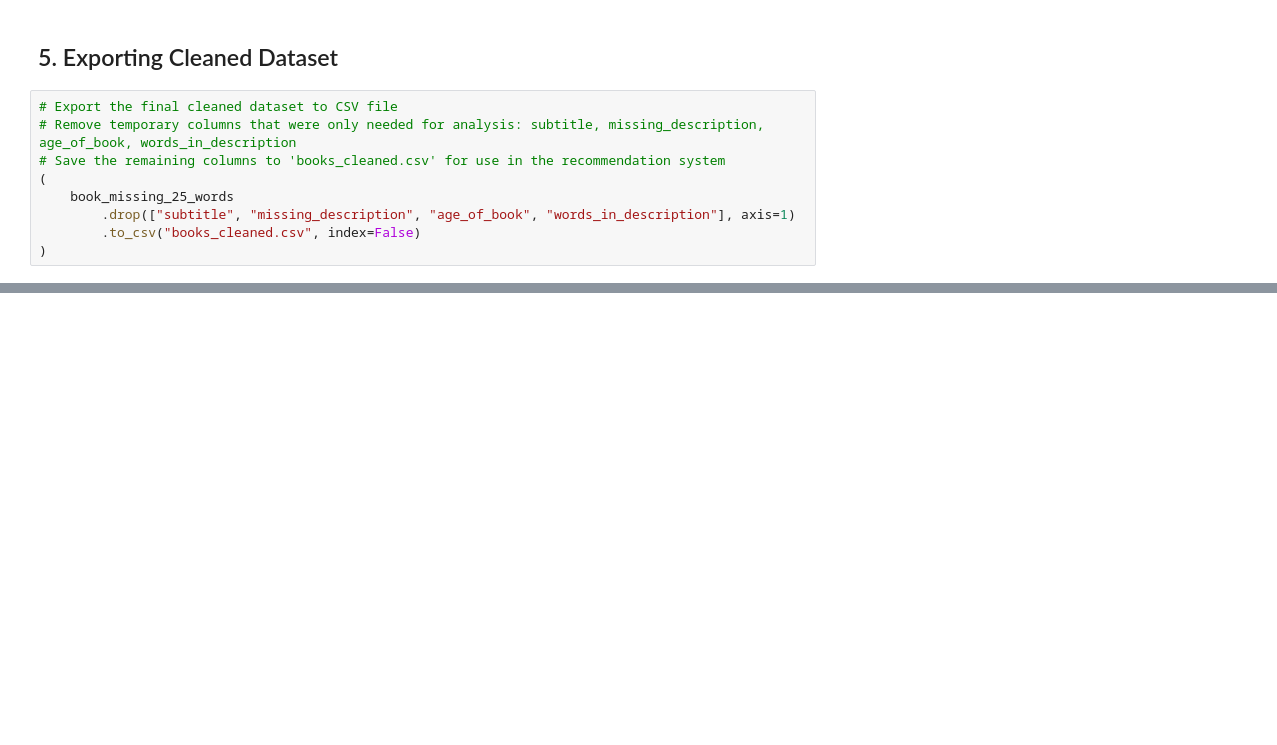
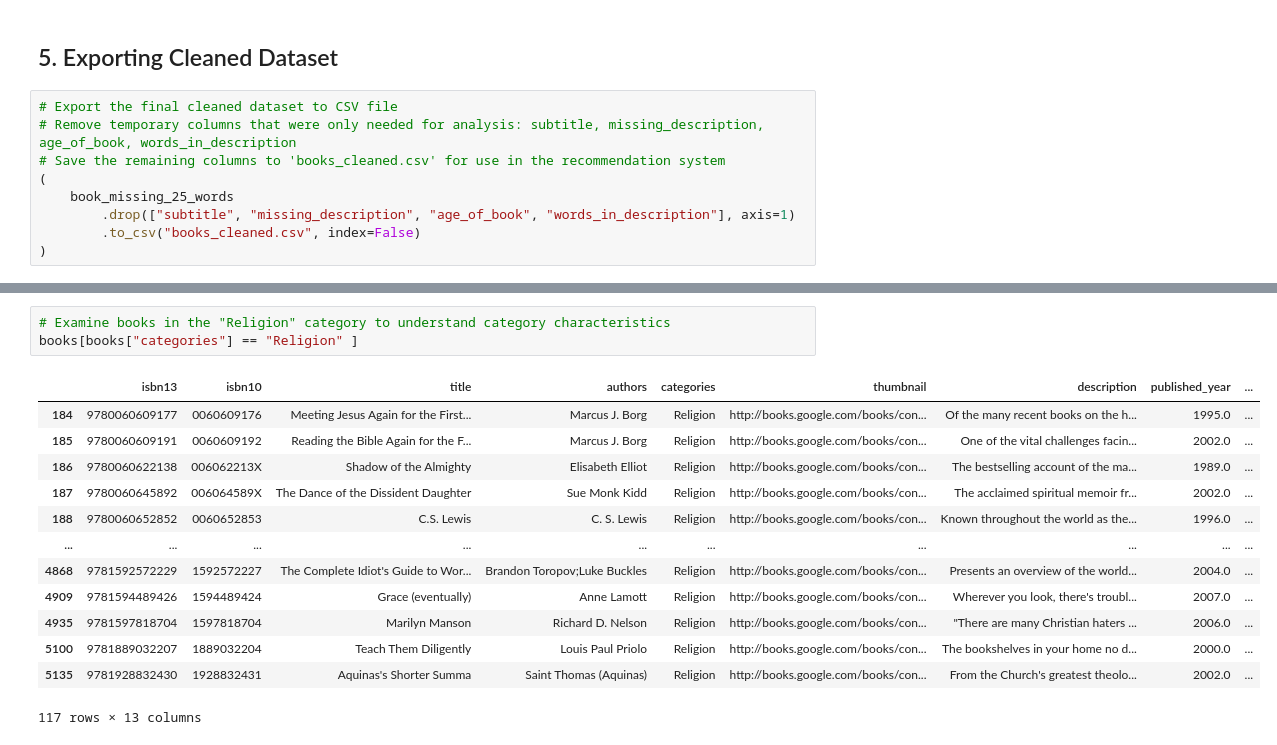
Before and after one commit to Zoro-chi/Book-Recommender, a Jupyter notebook: data-exploration.ipynb, the cells around one changed output, grey strips where cells are left out. Saved outputs shown, nothing was run; the diff lists cells and outputs as text; blank space fills up the shorter version.

```diff
--- a/data-exploration.ipynb
+++ b/data-exploration.ipynb
@@ -373,0 +513,17 @@ page_content='9780002005883 A NOVEL THAT READERS and critics have been eagerly a
+# %%
+# Examine books in the "Religion" category to understand category characteristics
+books[books["categories"] == "Religion" ]
+# %% [output]
+|  | isbn13 | isbn10 | title | authors | categories | thumbnail | description | published_year | ... |
+| 184 | 9780060609177 | 0060609176 | Meeting Jesus Again for the First... | Marcus J. Borg | Religion | http://books.google.com/books/con... | Of the many recent books on the h... | 1995.0 | ... |
+| 185 | 9780060609191 | 0060609192 | Reading the Bible Again for the F... | Marcus J. Borg | Religion | http://books.google.com/books/con... | One of the vital challenges facin... | 2002.0 | ... |
+| 186 | 9780060622138 | 006062213X | Shadow of the Almighty | Elisabeth Elliot | Religion | http://books.google.com/books/con... | The bestselling account of the ma... | 1989.0 | ... |
+| 187 | 9780060645892 | 006064589X | The Dance of the Dissident Daughter | Sue Monk Kidd | Religion | http://books.google.com/books/con... | The acclaimed spiritual memoir fr... | 2002.0 | ... |
+| 188 | 9780060652852 | 0060652853 | C.S. Lewis | C. S. Lewis | Religion | http://books.google.com/books/con... | Known throughout the world as the... | 1996.0 | ... |
+| ... | ... | ... | ... | ... | ... | ... | ... | ... | ... |
+| 4868 | 9781592572229 | 1592572227 | The Complete Idiot's Guide to Wor... | Brandon Toropov;Luke Buckles | Religion | http://books.google.com/books/con... | Presents an overview of the world... | 2004.0 | ... |
+| 4909 | 9781594489426 | 1594489424 | Grace (eventually) | Anne Lamott | Religion | http://books.google.com/books/con... | Wherever you look, there's troubl... | 2007.0 | ... |
+| 4935 | 9781597818704 | 1597818704 | Marilyn Manson | Richard D. Nelson | Religion | http://books.google.com/books/con... | "There are many Christian haters ... | 2006.0 | ... |
+| 5100 | 9781889032207 | 1889032204 | Teach Them Diligently | Louis Paul Priolo | Religion | http://books.google.com/books/con... | The bookshelves in your home no d... | 2000.0 | ... |
+| 5135 | 9781928832430 | 1928832431 | Aquinas's Shorter Summa | Saint Thomas (Aquinas) | Religion | http://books.google.com/books/con... | From the Church's greatest theolo... | 2002.0 | ... |
+117 rows × 13 columns
```
Also changed, not shown: parts of 71 cells of this notebook, 3 other files.
